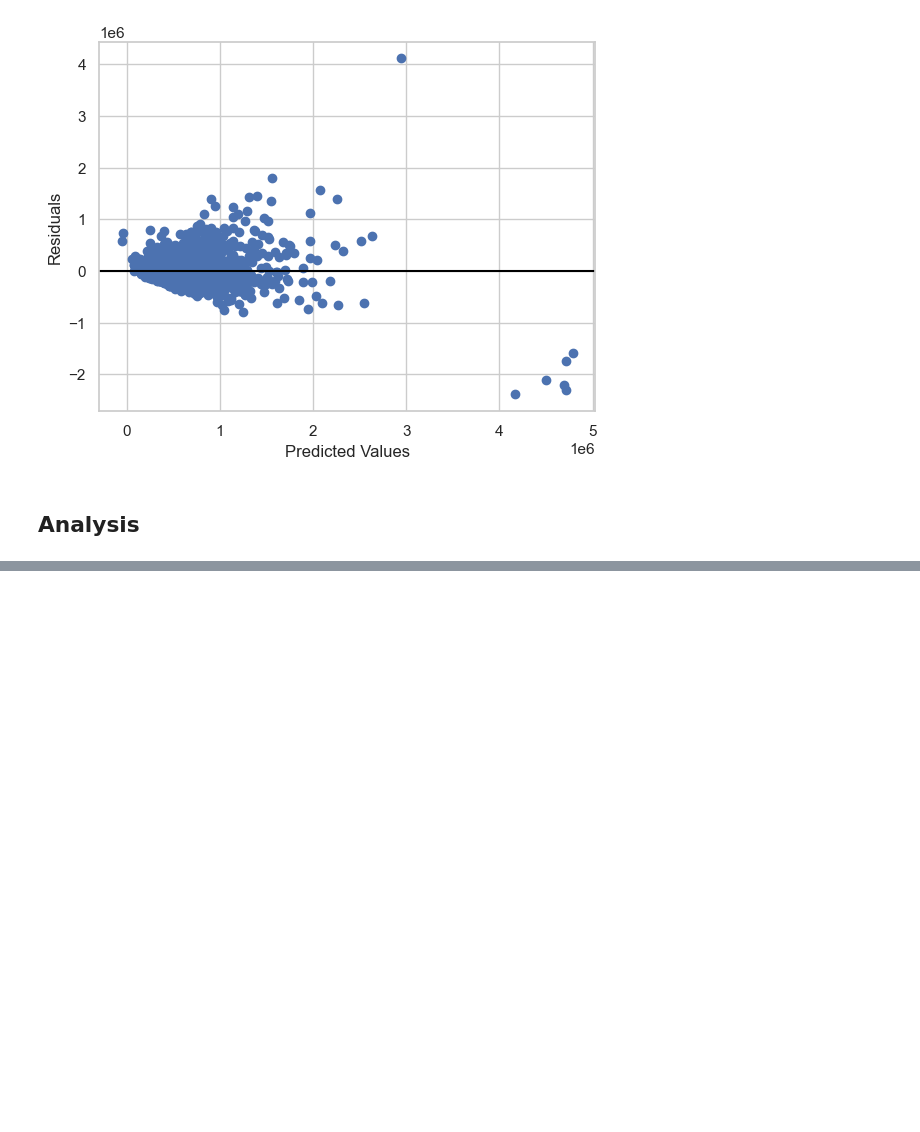
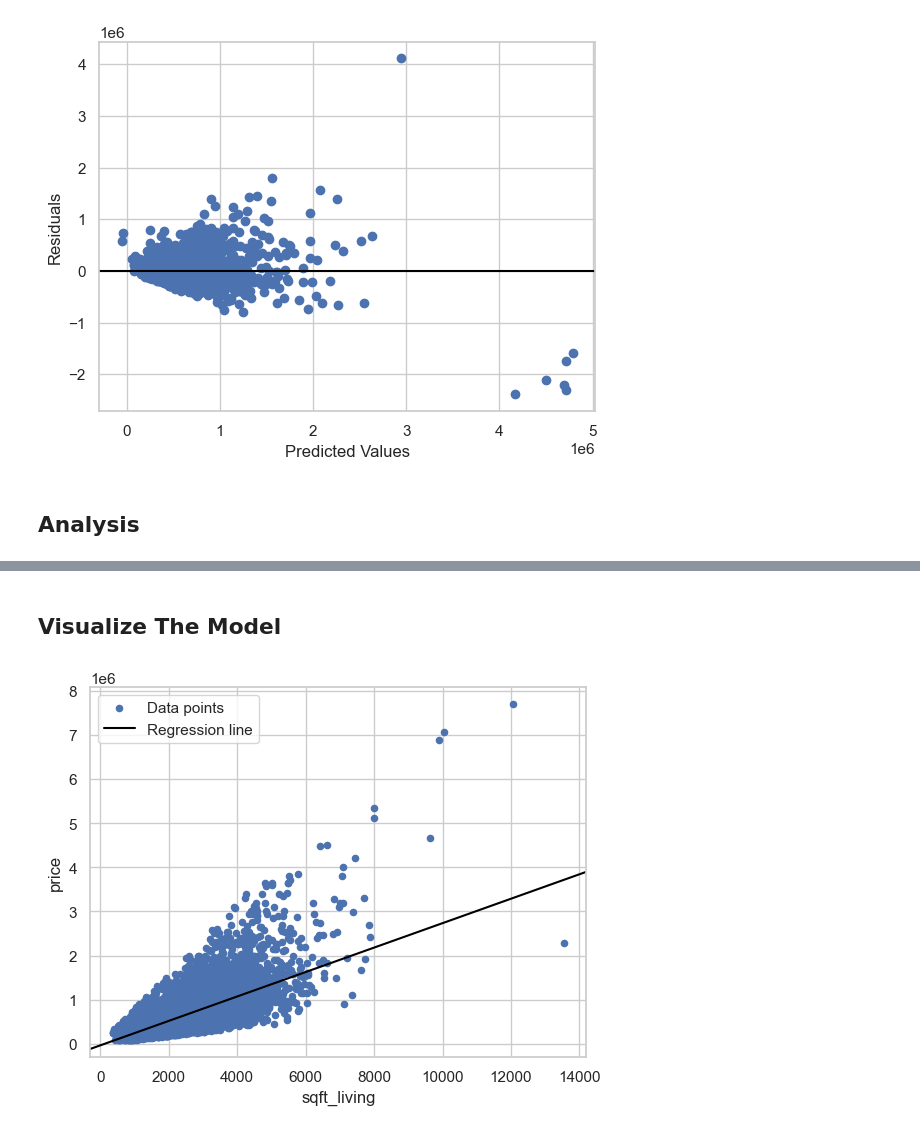
Before and after one commit to FrankOyugi/phase-2-project-real-estate-data-analysis, a Jupyter notebook: student.ipynb, the cells around one changed output, grey strips where cells are left out. Saved outputs shown, nothing was run; the diff lists cells and outputs as text; code cells hidden in the pictures; blank space fills up the shorter version.

Commit message:
baseline model analysis and visualization

```diff
--- a/student.ipynb
+++ b/student.ipynb
@@ -685,11 +660,0 @@ print(coefficients)
-# %%
-# Create a design matrix X and target variable y
-X = sm.add_constant(df.drop('price', axis = 1))
-y = df['price']
-
-# Fit the OLS model
-model = sm.OLS(y, X).fit()
-
-# Get the summary
-summary = model.summary()
-print(summary)
@@ -745,0 +718,16 @@ From our residuals plot we can see our model has a moderete fit as our points ar
+# %%
+# Create a design matrix X and target variable y
+X = X_train[['sqft_living']]
+y = y_train
+# %%
+# Library to be used in building the model
+import statsmodels.api as sm
+
+# Building the model
+baseline_model = sm.OLS(y_train, sm.add_constant(X))
+
+# fitting the model
+baseline_results = baseline_model.fit()
+
+# viewing the summary of the model
+print(baseline_results.summary())
@@ -745,0 +766,10 @@ From our residuals plot we can see our model has a moderete fit as our points ar
+# %% [markdown]
+## Visualize The Model
+# %%
+# Plot the model fit (scatter plot and regression line)
+fig, ax = plt.subplots()
+df.plot.scatter(x="sqft_living", y="price", label="Data points", ax=ax)
+sm.graphics.abline_plot(model_results=baseline_results, label="Regression line", ax=ax, color = 'black')
+ax.legend();
+# %% [output]
+[figure, added]
```
Also changed, not shown: parts of 17 cells of this notebook.
